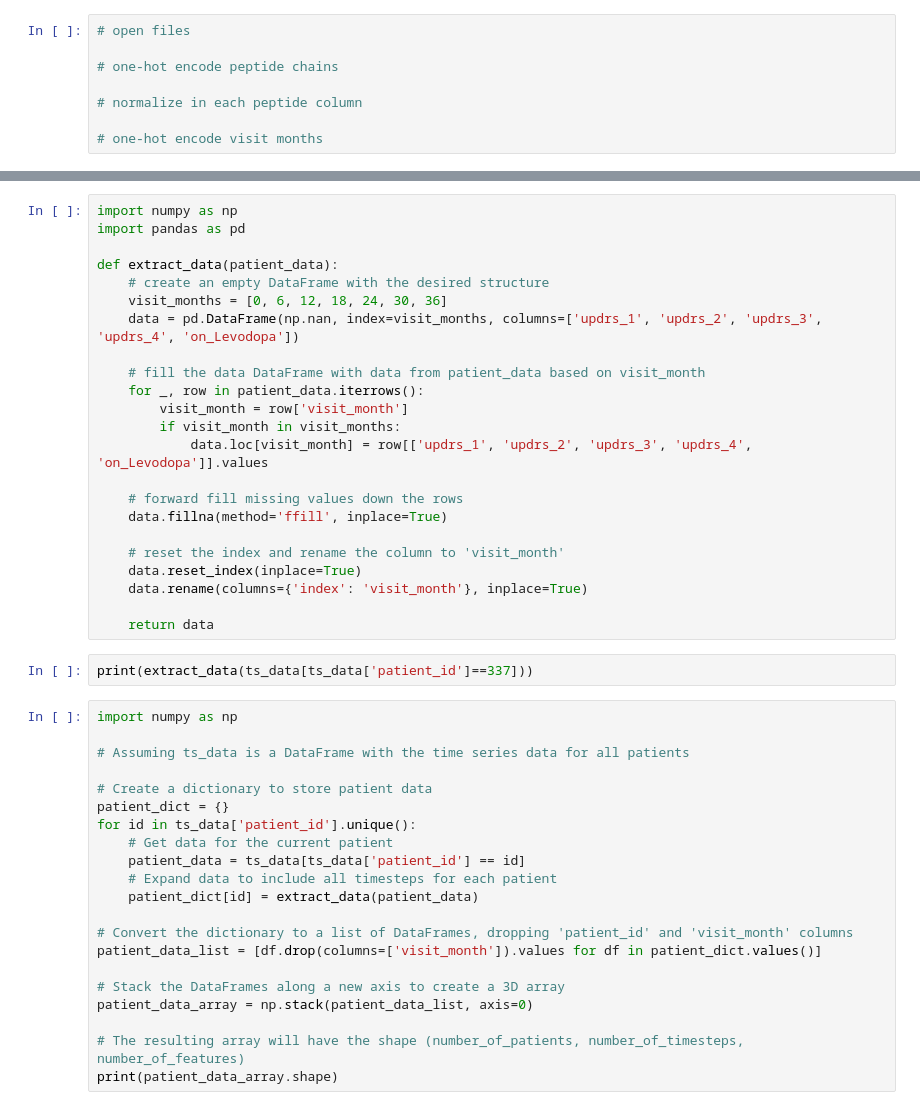
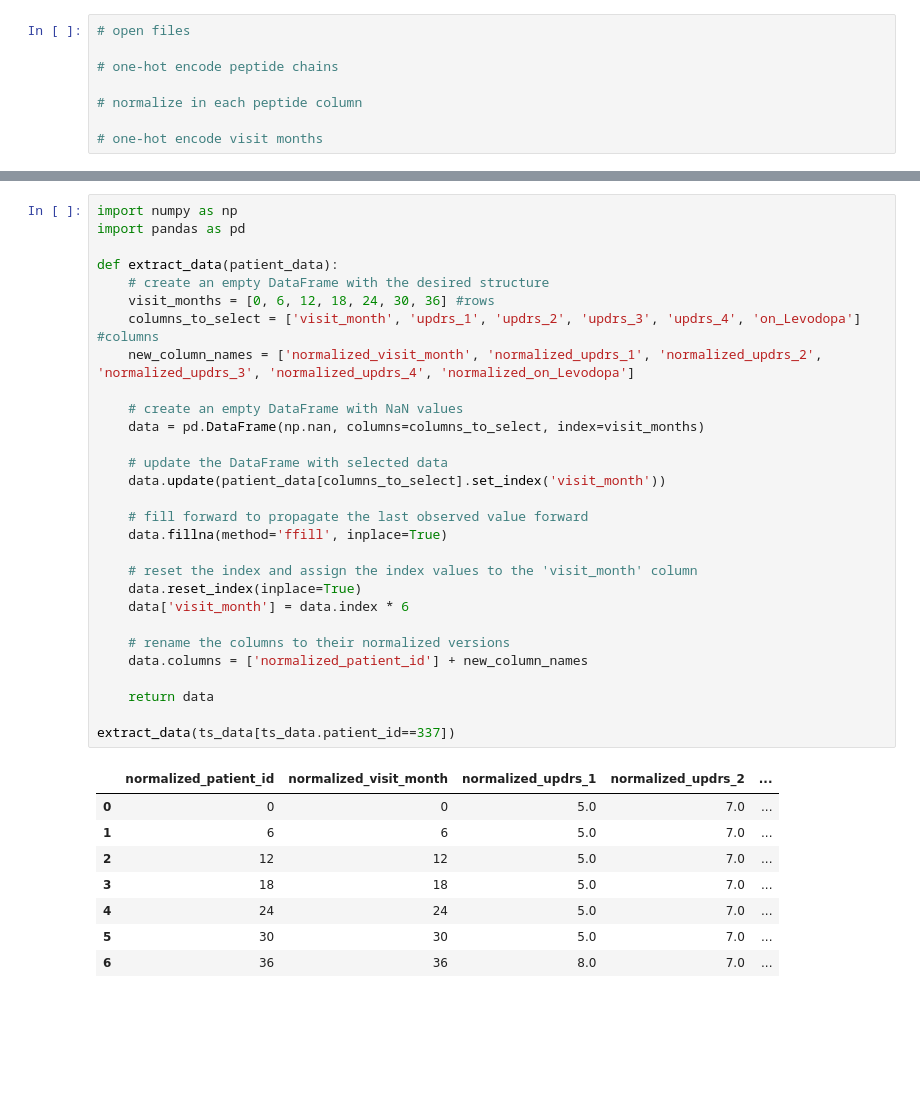
Before and after one commit to Nolasaurus/kaggle-amp-parkinsons, a Jupyter notebook: supplemental_clinical_data__no_month_5.ipynb, the cells around one changed output, grey strips where cells are left out. Drawn from its saved outputs; the diff is of its cells as text; blank space fills up the shorter version.

```diff
--- a/supplemental_clinical_data__no_month_5.ipynb
+++ b/supplemental_clinical_data__no_month_5.ipynb
@@ -30,46 +169,38 @@ ts_data
 # %%
 import numpy as np
 import pandas as pd
 
 def extract_data(patient_data):
     # create an empty DataFrame with the desired structure
-    visit_months = [0, 6, 12, 18, 24, 30, 36]
-    data = pd.DataFrame(np.nan, index=visit_months, columns=['updrs_1', 'updrs_2', 'updrs_3', 'updrs_4', 'on_Levodopa'])
+    visit_months = [0, 6, 12, 18, 24, 30, 36] #rows
+    columns_to_select = ['visit_month', 'updrs_1', 'updrs_2', 'updrs_3', 'updrs_4', 'on_Levodopa'] #columns
+    new_column_names = ['normalized_visit_month', 'normalized_updrs_1', 'normalized_updrs_2', 'normalized_updrs_3', 'normalized_updrs_4', 'normalized_on_Levodopa']
 
-    # fill the data DataFrame with data from patient_data based on visit_month
-    for _, row in patient_data.iterrows():
-        visit_month = row['visit_month']
-        if visit_month in visit_months:
-            data.loc[visit_month] = row[['updrs_1', 'updrs_2', 'updrs_3', 'updrs_4', 'on_Levodopa']].values
+    # create an empty DataFrame with NaN values
+    data = pd.DataFrame(np.nan, columns=columns_to_select, index=visit_months)
 
-    # forward fill missing values down the rows
+    # update the DataFrame with selected data
+    data.update(patient_data[columns_to_select].set_index('visit_month'))
+
+    # fill forward to propagate the last observed value forward
     data.fillna(method='ffill', inplace=True)
 
-    # reset the index and rename the column to 'visit_month'
+    # reset the index and assign the index values to the 'visit_month' column
     data.reset_index(inplace=True)
-    data.rename(columns={'index': 'visit_month'}, inplace=True)
+    data['visit_month'] = data.index * 6
+
+    # rename the columns to their normalized versions
+    data.columns = ['normalized_patient_id'] + new_column_names
 
     return data
+
+extract_data(ts_data[ts_data.patient_id==337])
+# %% [output]
+|  | normalized_patient_id | normalized_visit_month | normalized_updrs_1 | normalized_updrs_2 | ... |
+| 0 | 0 | 0 | 5.0 | 7.0 | ... |
+| 1 | 6 | 6 | 5.0 | 7.0 | ... |
+| 2 | 12 | 12 | 5.0 | 7.0 | ... |
+| 3 | 18 | 18 | 5.0 | 7.0 | ... |
+| 4 | 24 | 24 | 5.0 | 7.0 | ... |
+| 5 | 30 | 30 | 5.0 | 7.0 | ... |
+| 6 | 36 | 36 | 8.0 | 7.0 | ... |
-# %%
-print(extract_data(ts_data[ts_data['patient_id']==337]))
-# %%
-import numpy as np
-
-# Assuming ts_data is a DataFrame with the time series data for all patients
-
-# Create a dictionary to store patient data
-patient_dict = {}
-for id in ts_data['patient_id'].unique():
-    # Get data for the current patient
-    patient_data = ts_data[ts_data['patient_id'] == id]
-    # Expand data to include all timesteps for each patient
-    patient_dict[id] = extract_data(patient_data)
-
-# Convert the dictionary to a list of DataFrames, dropping 'patient_id' and 'visit_month' columns
-patient_data_list = [df.drop(columns=['visit_month']).values for df in patient_dict.values()]
-
-# Stack the DataFrames along a new axis to create a 3D array
-patient_data_array = np.stack(patient_data_list, axis=0)
-
-# The resulting array will have the shape (number_of_patients, number_of_timesteps, number_of_features)
-print(patient_data_array.shape)
```
Also changed, not shown: parts of 21 cells of this notebook.
